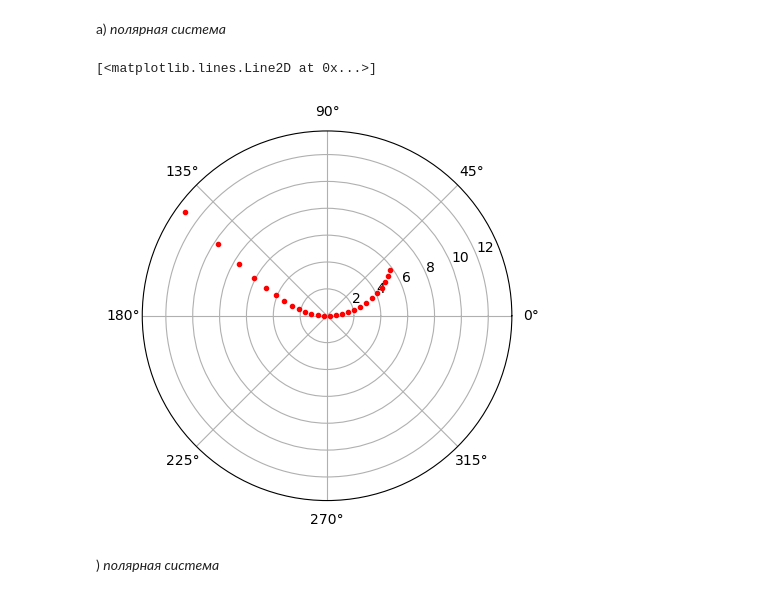
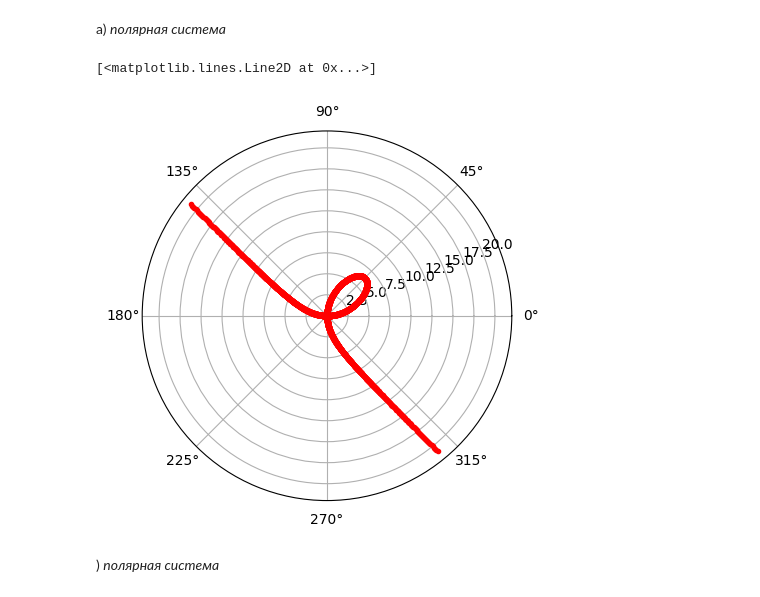
Before and after one commit to alexsadny/demo, a Jupyter notebook: KM2_Lb01_Prisyazhnuk.ipynb, the cells around one changed output. Saved outputs shown, nothing was run; the diff lists cells and outputs as text; code cells hidden in the pictures.

```diff
--- a/KM2_Lb01_Prisyazhnuk.ipynb
+++ b/KM2_Lb01_Prisyazhnuk.ipynb
@@ -496,13 +501,13 @@ plt.axis([-5, s_end+5, 0, h_end+11]);
 # %%
 plt.figure()
 plt.axes(projection='polar')
-phi = np.arange(-np.pi/5, np.pi/5, 0.05)
+phi = np.arange(-np.pi/4 + 0.1, 3*np.pi/4 - 0.1, 0.001)
 a = 3
 r = (3 * a * np.sin(phi) * np.cos(phi)) / (np.sin(phi)**3 + np.cos(phi)**3)
 plt.plot(phi + (r < 0) * np.pi, abs(r), 'r.')
 # %% [output]
 [<matplotlib.lines.Line2D at 0x...>]
-[figure, old version]
+[figure, new version]
 # %% [markdown]
  ) *полярная система*
 # %%
```
Also changed, not shown: parts of 6 cells of this notebook.
